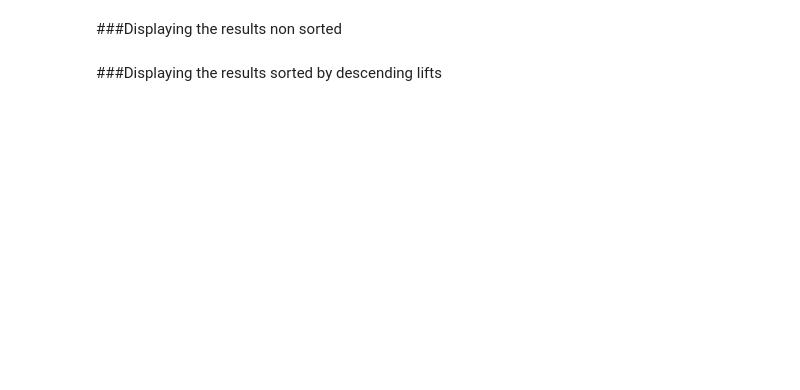
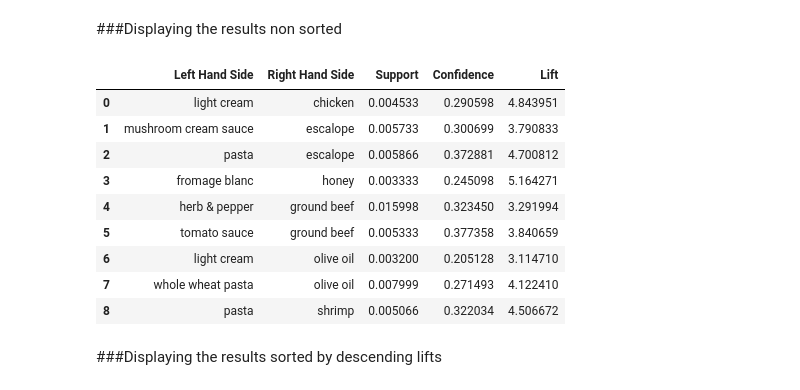
Before and after one commit to RASIUT/ML, a Jupyter notebook: Associative_Rule_Learning/Apriori_Algorithm.ipynb, the cells around one changed output. Cells and saved outputs as stored; diff of their text form; code cells hidden in the pictures; blank space fills up the shorter version.

```diff
--- a/Associative_Rule_Learning/Apriori_Algorithm.ipynb
+++ b/Associative_Rule_Learning/Apriori_Algorithm.ipynb
@@ -64,4 +61,34 @@ SyntaxError: incomplete input (<ipython-input-70-4d9052251e07>, line 1)
+# %%
+def inspect(results):
+    lhs         = [tuple(result[2][0][0])[0] for result in results]
+    rhs         = [tuple(result[2][0][1])[0] for result in results]
+    supports    = [result[1] for result in results]
+    confidences = [result[2][0][2] for result in results]
+    lifts       = [result[2][0][3] for result in results]
+
+    return list(zip(lhs, rhs, supports, confidences, lifts))
+
+# Convert the results into a pandas DataFrame
+resultDataFrame = pd.DataFrame(inspect(results),
+                             columns = ['Left Hand Side',
+                                      'Right Hand Side',
+                                      'Support',
+                                      'Confidence',
+                                      'Lift'])
 # %% [markdown]
 ###Displaying the results non sorted
+# %%
+resultDataFrame
+# %% [output]
+|  | Left Hand Side | Right Hand Side | Support | Confidence | Lift |
+| 0 | light cream | chicken | 0.004533 | 0.290598 | 4.843951 |
+| 1 | mushroom cream sauce | escalope | 0.005733 | 0.300699 | 3.790833 |
+| 2 | pasta | escalope | 0.005866 | 0.372881 | 4.700812 |
+| 3 | fromage blanc | honey | 0.003333 | 0.245098 | 5.164271 |
+| 4 | herb & pepper | ground beef | 0.015998 | 0.323450 | 3.291994 |
+| 5 | tomato sauce | ground beef | 0.005333 | 0.377358 | 3.840659 |
+| 6 | light cream | olive oil | 0.003200 | 0.205128 | 3.114710 |
+| 7 | whole wheat pasta | olive oil | 0.007999 | 0.271493 | 4.122410 |
+| 8 | pasta | shrimp | 0.005066 | 0.322034 | 4.506672 |
 # %% [markdown]
 ###Displaying the results sorted by descending lifts
```
Also changed, not shown: parts of 2 cells of this notebook.
